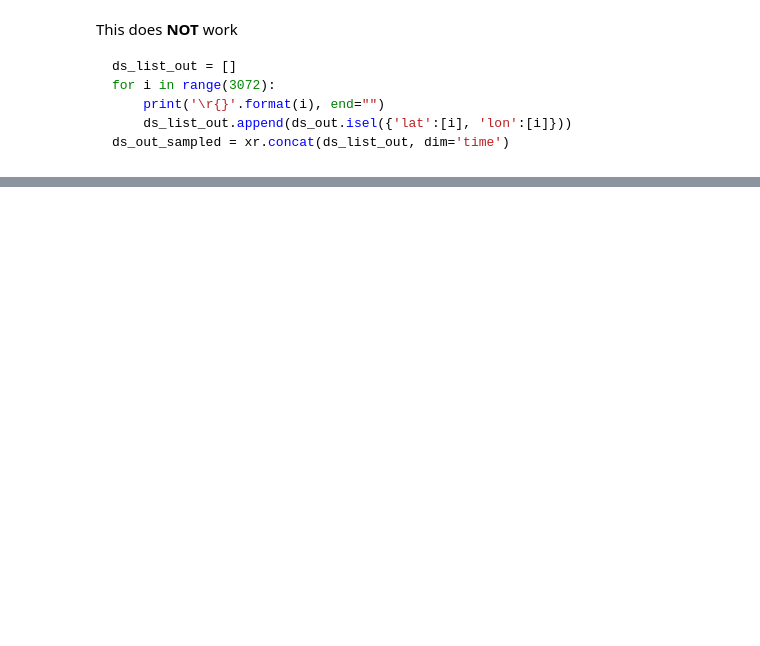
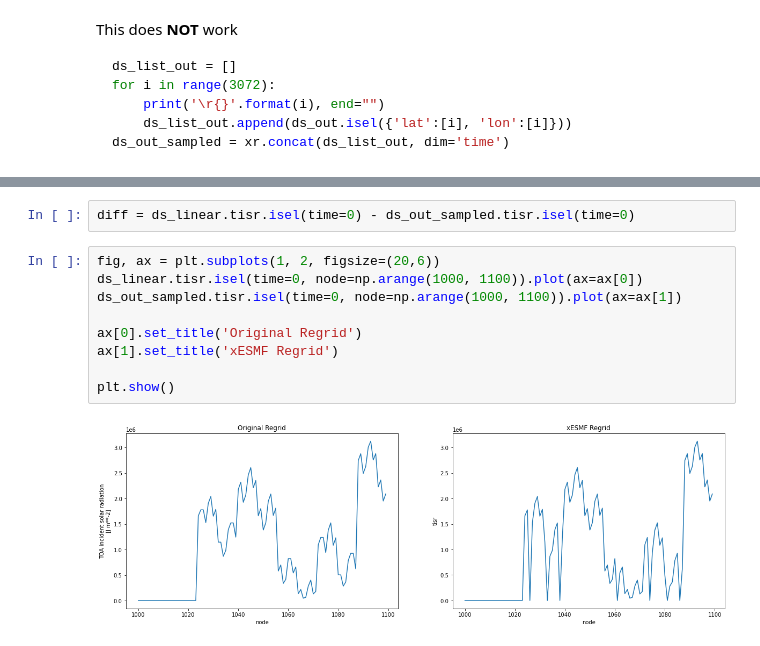
Before and after one commit to deepsphere/deepsphere-weather, a Jupyter notebook: notebooks/healpix_resampling.ipynb, the cells around one changed output, grey strips where cells are left out. Cells and saved outputs as stored; diff of their text form; blank space fills up the shorter version.

```diff
--- a/notebooks/healpix_resampling.ipynb
+++ b/notebooks/healpix_resampling.ipynb
@@ -319,0 +356,13 @@ ds_linear.tisr.isel(time=0).sortby(['lon','lat']).plot()
+# %%
+diff = ds_linear.tisr.isel(time=0) - ds_out_sampled.tisr.isel(time=0)
+# %%
+fig, ax = plt.subplots(1, 2, figsize=(20,6))
+ds_linear.tisr.isel(time=0, node=np.arange(1000, 1100)).plot(ax=ax[0])
+ds_out_sampled.tisr.isel(time=0, node=np.arange(1000, 1100)).plot(ax=ax[1])
+
+ax[0].set_title('Original Regrid')
+ax[1].set_title('xESMF Regrid')
+
+plt.show()
+# %% [output]
+[figure, added]
```
Also changed, not shown: parts of 25 cells of this notebook.
